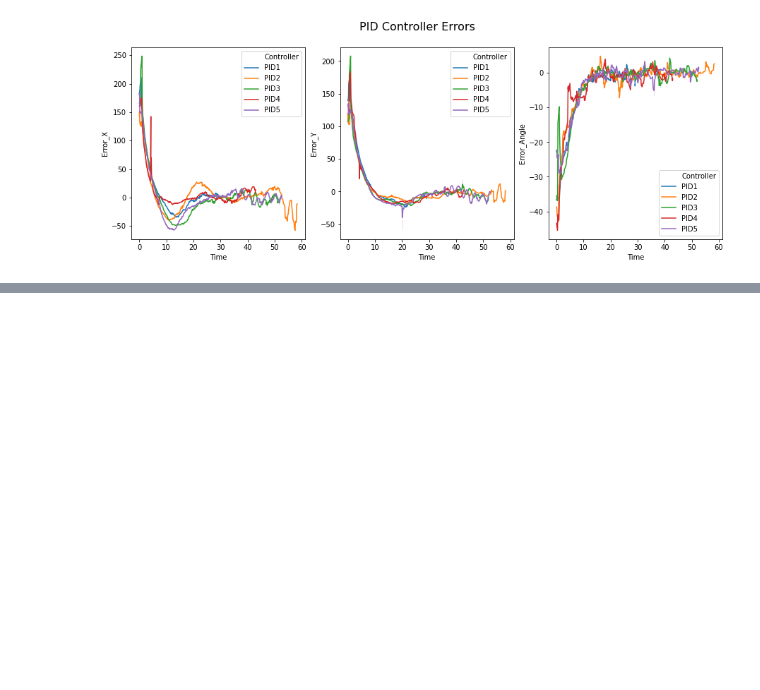
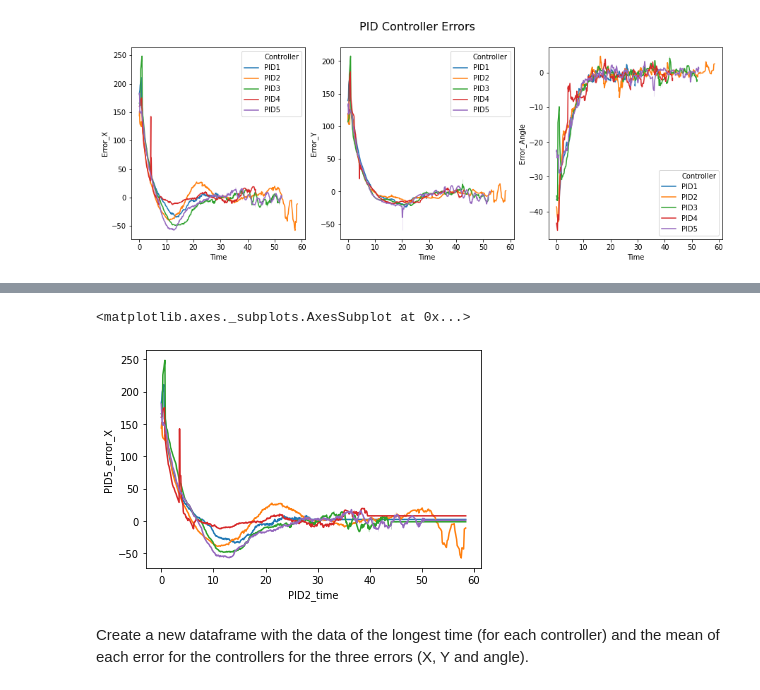
Before and after one commit to apinto25/autonomous_landing_data_analysis, a Jupyter notebook: controller_errors_analysis.ipynb, the cells around one changed output, grey strips where cells are left out. Saved outputs shown, nothing was run; the diff lists cells and outputs as text; code cells hidden in the pictures; blank space fills up the shorter version.

```diff
--- a/controller_errors_analysis.ipynb
+++ b/controller_errors_analysis.ipynb
@@ -270,0 +361,6 @@ Text(0.5, 0.98, 'PID Controller Errors')
+# %%
+add_last_list = [i for i in pid_df.columns if 'time' not in i]
+for col in add_last_list:
+    last_value = pid_df[col][data.apply(lambda column: column.dropna().index[-1])[col]]
+    pid_df[col] = pid_df[col].replace(np.nan, last_value)
+pid_df
@@ -270,0 +399,11 @@ Text(0.5, 0.98, 'PID Controller Errors')
+# %%
+sns.lineplot(data=pid_df, x="PID2_time", y="PID1_error_X")
+sns.lineplot(data=pid_df, x="PID2_time", y="PID2_error_X")
+sns.lineplot(data=pid_df, x="PID2_time", y="PID3_error_X")
+sns.lineplot(data=pid_df, x="PID2_time", y="PID4_error_X")
+sns.lineplot(data=pid_df, x="PID2_time", y="PID5_error_X")
+# %% [output]
+<matplotlib.axes._subplots.AxesSubplot at 0x...>
+[figure, added]
+# %% [markdown]
+Create a new dataframe with the data of the longest time (for each controller) and the mean of each error for the controllers for the three errors (X, Y and angle).
```
Also changed, not shown: parts of 16 cells of this notebook, 1 other file.
